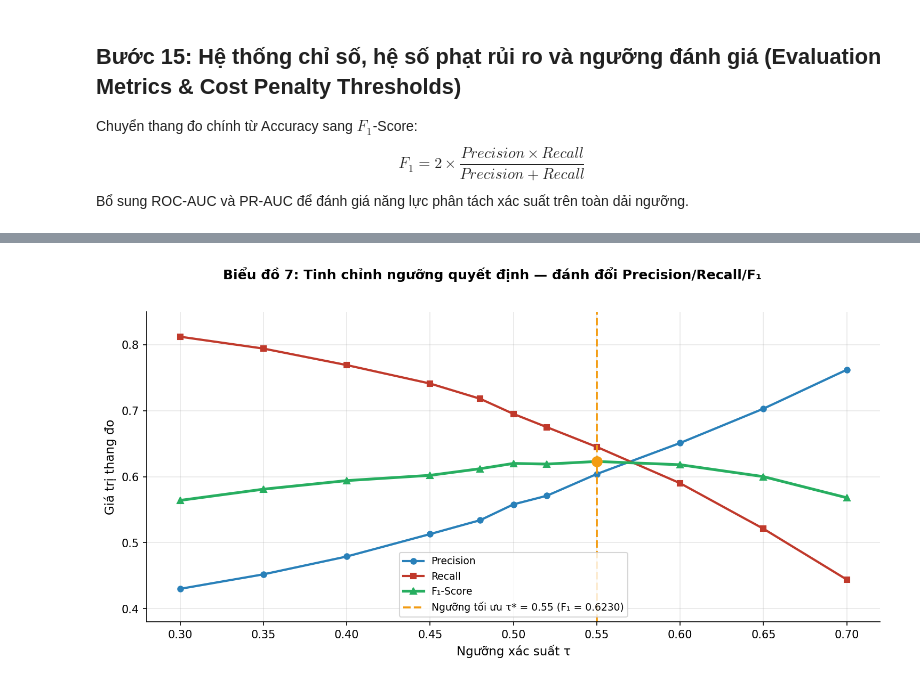
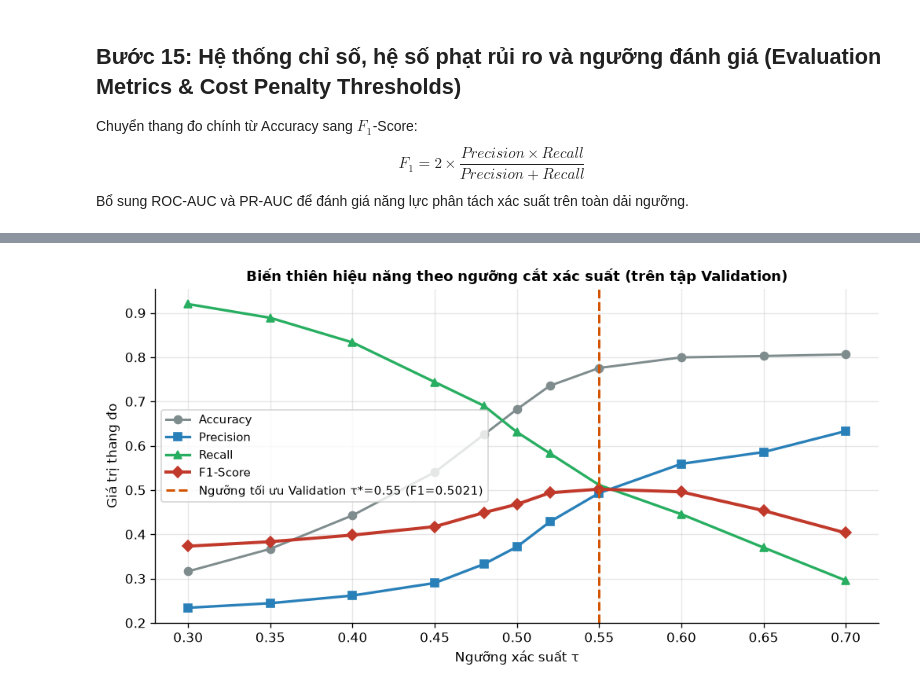
Before and after one commit to nguyenthinhuy04062006-droid/LogR, a Jupyter notebook: credit_card_default_logistic_regression.ipynb, the cells around one changed output, grey strips where cells are left out. Drawn from its saved outputs; the diff is of its cells as text; code cells hidden in the pictures.

```diff
--- a/credit_card_default_logistic_regression.ipynb
+++ b/credit_card_default_logistic_regression.ipynb
@@ -436,11 +753,12 @@ Huấn luyện mô hình tối ưu trên toàn bộ tập Train, đánh giá tr
 best_lr = LogisticRegression(
     learning_rate=0.1, max_iter=1000,
     penalty=best_params['penalty'], C=best_params['C'],
-    class_weight=best_params.get('class_weight', None)
+    class_weight=best_params.get('class_weight', None),
+    random_state=42
 )
 best_lr.fit(X_train_scaled, y_train)
 y_proba_best = best_lr.predict_proba(X_test_scaled)[:, 1]
-y_pred_best  = best_lr.predict(X_test_scaled)
+y_pred_best  = best_lr.predict(X_test_scaled, threshold=0.5)
 
 # Mô hình tham chiếu 23 biến gốc (cùng siêu tham số)
 X_train_23 = X_train_scaled[:, :len(feature_names_orig)]
@@ -448,13 +766,14 @@ X_test_23  = X_test_scaled[:, :len(feature_names_orig)]
 ref23_lr = LogisticRegression(
     learning_rate=0.1, max_iter=1000,
     penalty=best_params['penalty'], C=best_params['C'],
-    class_weight=best_params.get('class_weight', None)
+    class_weight=best_params.get('class_weight', None),
+    random_state=42
 )
 ref23_lr.fit(X_train_23, y_train)
 y_proba_ref23 = ref23_lr.predict_proba(X_test_23)[:, 1]
-y_pred_ref23  = ref23_lr.predict(X_test_23)
+y_pred_ref23  = ref23_lr.predict(X_test_23, threshold=0.5)
 
-# Bảng so sánh 3 mô hình
+# Bảng so sánh 3 mô hình tại ngưỡng mặc định 0.5
 print(f"{'Thang đo':12s} | {'Baseline':12s} | {'Ref 23 biến':12s} | {'Tối ưu 27 biến':15s}")
 print("-" * 60)
 for name, fn in [('Accuracy', accuracy_score), ('Precision', precision_score),
@@ -464,8 +783,8 @@ for name, fn in [('Accuracy', accuracy_score), ('Precision', precision_score),
     v_best  = fn(y_test, y_pred_best)
     print(f"{name:12s} | {v_base:12.4f} | {v_ref23:12.4f} | {v_best:15.4f}")
 
-auc_ref23  = roc_auc_score(y_test, y_proba_ref23)
-auc_best   = roc_auc_score(y_test, y_proba_best)
+auc_ref23   = roc_auc_score(y_test, y_proba_ref23)
+auc_best    = roc_auc_score(y_test, y_proba_best)
 prauc_ref23 = average_precision_score(y_test, y_proba_ref23)
 prauc_best  = average_precision_score(y_test, y_proba_best)
 print(f"{'ROC-AUC':12s} | {auc_base:12.4f} | {auc_ref23:12.4f} | {auc_best:15.4f}")
@@ -611,9 +959,9 @@ plt.tight_layout()
 plt.show()
 
 print("\nBảng Top 10 đặc trưng và Odds Ratio:")
-print(f"{'Tên đặc trưng':22s} | {'Trọng số':14s} | {'Odds Ratio':18s} | {'Tác động'}")
+print(f"{'Tên đặc trưng':22s} | {'Trọng số':14s} | {'Odds Ratio':18s} | {'Ý nghĩa Odds Ratio'}")
 print("-" * 80)
 for f, w in zip(top_f, top_w):
-    impact = "↑ Gia tăng rủi ro" if w > 0 else "↓ Giảm rủi ro (bảo vệ)"
+    impact = "OR > 1: Tăng odds vỡ nợ (+)" if w > 0 else "OR < 1: Giảm odds vỡ nợ (-)"
     print(f"{f:22s} | {w:+12.4f}   | {np.exp(w):16.4f}   | {impact}")
 # %% [output]
@@ -626,41 +989,58 @@ Ngưỡng được tìm trên tập Train để tránh rò rỉ thông tin ngư
 # %%
-# === PHẦN A: Tinh chỉnh ngưỡng quyết định ===
+# Đánh giá đa ngưỡng trên tập Validation (Zero-leakage)
 thresholds = [0.30, 0.35, 0.40, 0.45, 0.48, 0.50, 0.52, 0.55, 0.60, 0.65, 0.70]
-records_train = []
+records_val = []
 
 for th in thresholds:
-    y_pred_th = best_lr.predict(X_train_scaled, threshold=th)
-    records_train.append({
+    p_val_th = best_lr.predict(X_val_scaled, threshold=th)
+    records_val.append({
         'th': th,
-        'acc': float(accuracy_score(y_train, y_pred_th)),
-        'prec': float(precision_score(y_train, y_pred_th)),
-        'rec': float(recall_score(y_train, y_pred_th)),
-        'f1': float(f1_score(y_train, y_pred_th))
+        'acc': float(accuracy_score(y_val, p_val_th)),
+        'prec': float(precision_score(y_val, p_val_th)),
+        'rec': float(recall_score(y_val, p_val_th)),
+        'f1': float(f1_score(y_val, p_val_th))
     })
 
-best_th_rec = max(records_train, key=lambda x: x['f1'])
-best_th = float(best_th_rec['th'])
+best_th_rec = max(records_val, key=lambda x: x['f1'])
+best_threshold = float(best_th_rec['th'])
 
-# Biểu đồ biến thiên theo ngưỡng
-fig, ax = plt.subplots(figsize=(8.5, 5))
-ax.plot([r['th'] for r in records_train], [r['acc'] for r in records_train], marker='o', label='Accuracy', lw=1.8, color='#7f8c8d')
-ax.plot([r['th'] for r in records_train], [r['prec'] for r in records_train], marker='s', label='Precision', lw=2.0, color='#2980b9')
-ax.plot([r['th'] for r in records_train], [r['rec'] for r in records_train], marker='^', label='Recall', lw=2.0, color='#27ae60')
-ax.plot([r['th'] for r in records_train], [r['f1'] for r in records_train], marker='D', label='F1-Score', lw=2.4, color='#c0392b')
-ax.axvline(best_th, color='#d35400', linestyle='--', lw=1.8, label=f"Ngưỡng tối ưu τ*={best_th:.2f} (F1={best_th_rec['f1']:.4f})")
-ax.set_title("Biến thiên hiệu năng theo ngưỡng cắt xác suất (trên tập Train)", fontweight='bold', fontsize=11)
-ax.set_xlabel("Ngưỡng xác suất τ", fontsize=10); ax.set_ylabel("Giá trị", fontsize=10)
-ax.legend(fontsize=9); ax.grid(alpha=0.3)
+print("=== BẢNG RÀ SOÁT NGƯỠNG TRÊN TẬP VALIDATION (N = 4,800) ===")
+print(f"{'Ngưỡng (τ)':10s} | {'Accuracy':9s} | {'Precision':9s} | {'Recall':9s} | {'F1-Score':9s}")
+print("-" * 55)
+for r in records_val:
+    mark = " <-- Tối ưu" if r['th'] == best_threshold else ""
+    print(f"{r['th']:10.2f} | {r['acc']:9.4f} | {r['prec']:9.4f} | {r['rec']:9.4f} | {r['f1']:9.4f}{mark}")
+
+print(f"\n→ Ngưỡng tối ưu được chọn từ tập Validation: τ* = {best_threshold:.2f} (F1_val = {best_th_rec['f1']:.4f})")
+
+# Đánh giá duy nhất một lần trên tập Test độc lập với ngưỡng τ*
+y_test_pred_opt = best_lr.predict(X_test_scaled, threshold=best_threshold)
+acc_test_opt    = float(accuracy_score(y_test, y_test_pred_opt))
+prec_test_opt   = float(precision_score(y_test, y_test_pred_opt))
+rec_test_opt    = float(recall_score(y_test, y_test_pred_opt))
+f1_test_opt     = float(f1_score(y_test, y_test_pred_opt))
+
+print("\n=== KẾT QUẢ CUỐI CÙNG TRÊN TẬP TEST ĐỘC LẬP (N = 6,000) ===")
+print(f"Accuracy  : {acc_test_opt*100:.2f}%")
+print(f"Precision : {prec_test_opt*100:.2f}%")
+print(f"Recall    : {rec_test_opt*100:.2f}%")
+print(f"F1-Score  : {f1_test_opt:.4f}")
+print(f"ROC-AUC   : {auc_best:.4f}")
+print(f"PR-AUC    : {prauc_best:.4f}")
+
+# Vẽ đường cong dò ngưỡng trên tập Validation
+fig, ax = plt.subplots(figsize=(8.5, 4.5))
+ax.plot([r['th'] for r in records_val], [r['acc'] for r in records_val], marker='o', label='Accuracy', lw=1.8, color='#7f8c8d')
+ax.plot([r['th'] for r in records_val], [r['prec'] for r in records_val], marker='s', label='Precision', lw=2.0, color='#2980b9')
+ax.plot([r['th'] for r in records_val], [r['rec'] for r in records_val], marker='^', label='Recall', lw=2.0, color='#27ae60')
+ax.plot([r['th'] for r in records_val], [r['f1'] for r in records_val], marker='D', label='F1-Score', lw=2.4, color='#c0392b')
+ax.axvline(best_threshold, color='#d35400', linestyle='--', lw=1.8, label=f"Ngưỡng tối ưu Validation τ*={best_threshold:.2f} (F1={best_th_rec['f1']:.4f})")
+ax.set_title("Biến thiên hiệu năng theo ngưỡng cắt xác suất (trên tập Validation)", fontweight='bold', fontsize=11)
+ax.set_xlabel("Ngưỡng xác suất τ", fontsize=10)
+ax.set_ylabel("Giá trị thang đo", fontsize=10)
+ax.legend(fontsize=9)
+ax.grid(alpha=0.3)
 ax.spines['top'].set_visible(False); ax.spines['right'].set_visible(False)
 plt.tight_layout()
 plt.show()
-
-# Kiểm tra trên Test
-y_pred_opt = best_lr.predict(X_test_scaled, threshold=best_th)
-test_f1_opt   = f1_score(y_test, y_pred_opt)
-test_rec_opt  = recall_score(y_test, y_pred_opt)
-test_prec_opt = precision_score(y_test, y_pred_opt)
-
-print(f"\nNgưỡng tối ưu τ*: {best_th}")
-print(f"Hiệu năng trên Test: F1={test_f1_opt:.4f}, Recall={test_rec_opt*100:.2f}%, Precision={test_prec_opt*100:.2f}%")
 # %% [output]
@@ -667,4 +1064,4 @@ print(f"Hiệu năng trên Test: F1={test_f1_opt:.4f}, Recall={test_rec_opt*100:
-[figure, old version]
+[figure, new version]
 # %%
 # === PHẦN B: Lưu trọng số và tham số ra file ===
 os.makedirs("weights", exist_ok=True)
```
Also changed, not shown: parts of 39 cells of this notebook, 8 other files.
